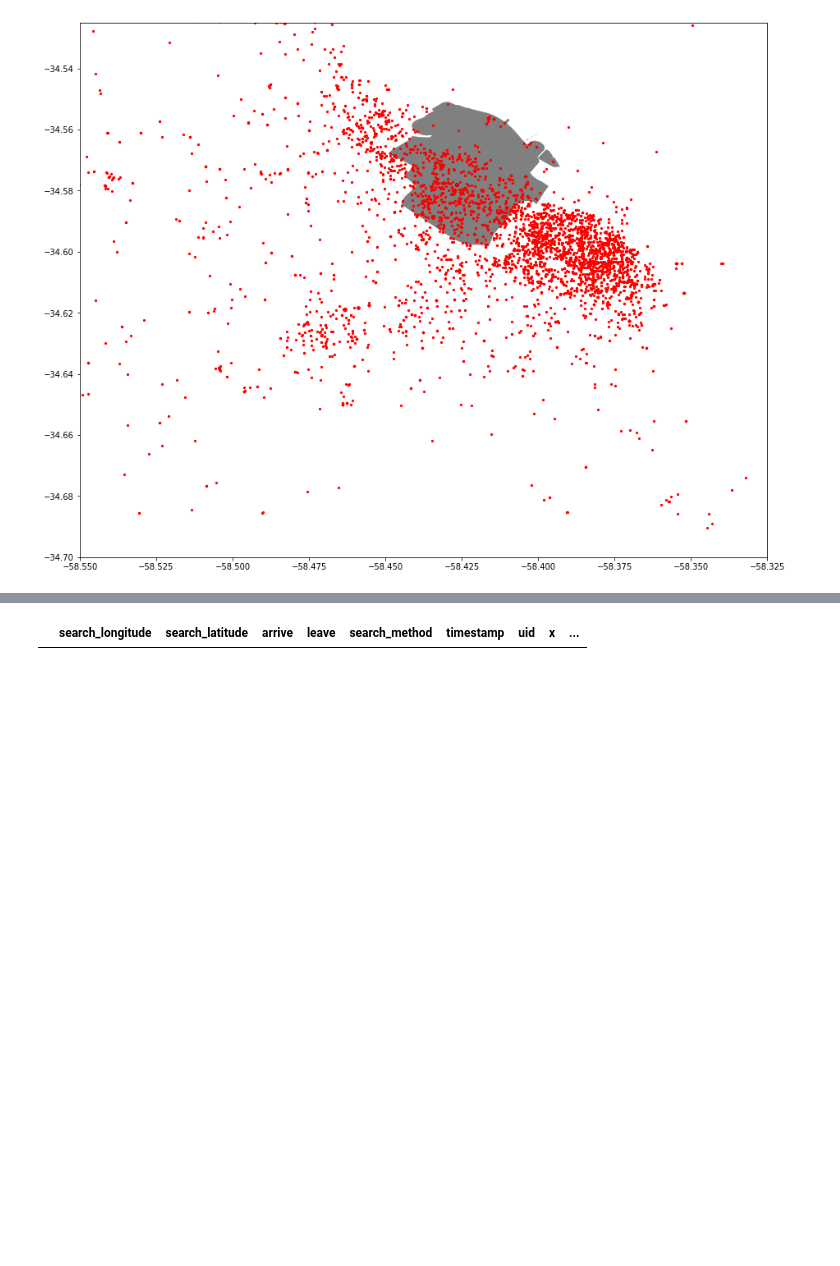
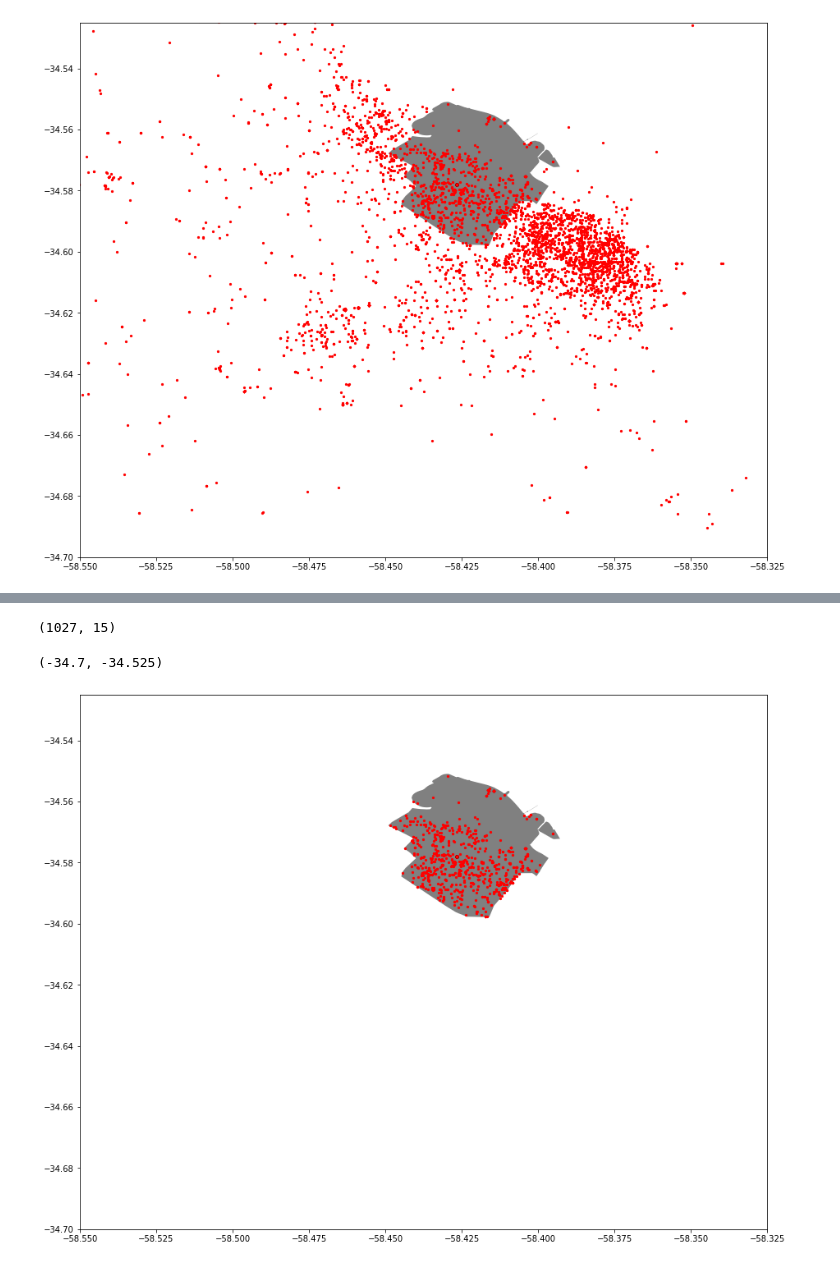
Before and after one commit to julietahocsman/goproject, a Jupyter notebook: notebooks/Polygon coordinates.ipynb, the cells around one changed output, grey strips where cells are left out. Cells and saved outputs as stored; diff of their text form; code cells hidden in the pictures; blank space fills up the shorter version.

Commit message:
notebook palermo

```diff
--- a/notebooks/Polygon coordinates.ipynb
+++ b/notebooks/Polygon coordinates.ipynb
@@ -71,7 +71,7 @@ ax.set_ylim([-34.700, -34.525])
 (-34.7, -34.525)
 [figure]
 # %%
-palermo = bsas_map.geometry
-reservas = gpd_data.geometry
-reservas_palermo = reservas.contains(palermo)
-coordinates_palermo = gpd_data.copy()
+palermo = bsas_map
+reservas = gpd_data[['geometry']]
+reservas_palermo = reservas.within(palermo)
+palermo
@@ -86,0 +81,2 @@ reservas_palermo.nunique()
+# %%
+cond_reservas_palermo = gpd_data.apply(lambda x: palermo.contains(x.geometry), axis=1)
@@ -86,0 +105,3 @@ reservas_palermo.nunique()
+# %%
+coordinates_palermo['reservas_palermo'] = cond_reservas_palermo
+coordinates_palermo.head(1)
@@ -87,7 +111,14 @@ reservas_palermo.nunique()
 # %%
-coordinates_palermo['reservas_palermo'] = reservas_palermo
 coordinates_palermo = coordinates_palermo[coordinates_palermo.reservas_palermo == True]
+coordinates_palermo.shape
+# %% [output]
+(1027, 15)
-# %%
-coordinates_palermo
-# %% [output]
-|  | search_longitude | search_latitude | arrive | leave | search_method | timestamp | uid | x | ... |
+# %%
+fig,ax = plt.subplots(figsize = (15,16))
+bsas_map.plot(ax=ax, color='grey')
+coordinates_palermo.plot(ax=ax, markersize=5, color='red')
+ax.set_xlim([-58.550, -58.325])
+ax.set_ylim([-34.700, -34.525])
+# %% [output]
+(-34.7, -34.525)
+[figure, added]
```
Also changed, not shown: parts of 6 cells of this notebook.
